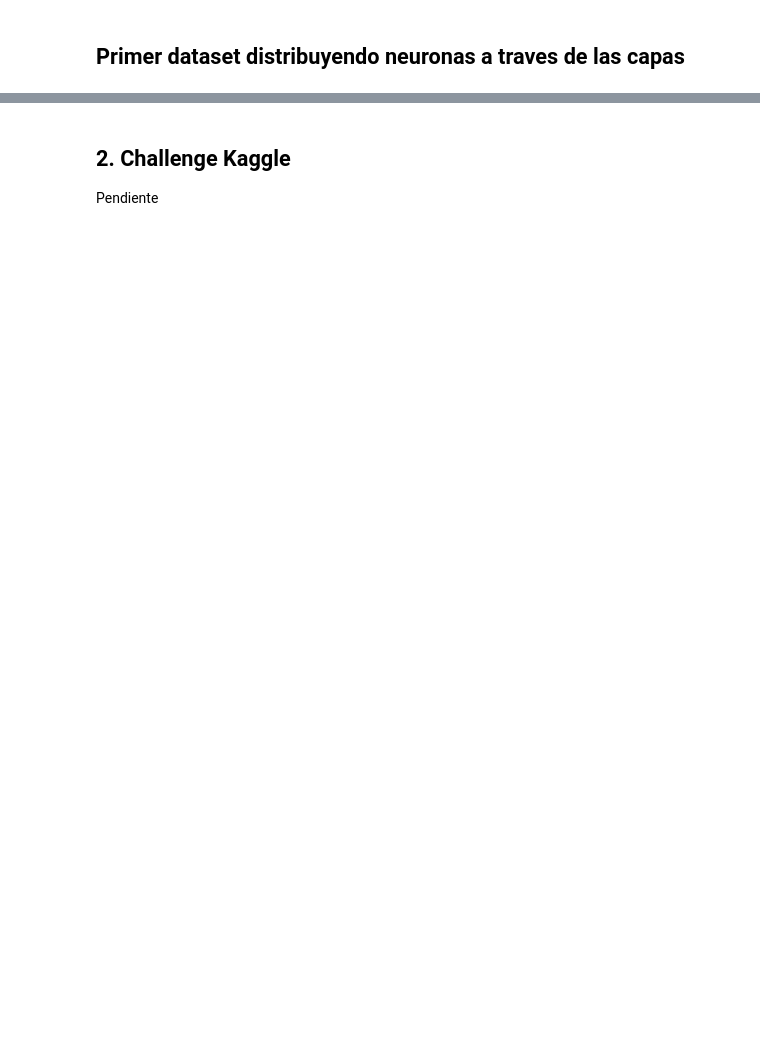
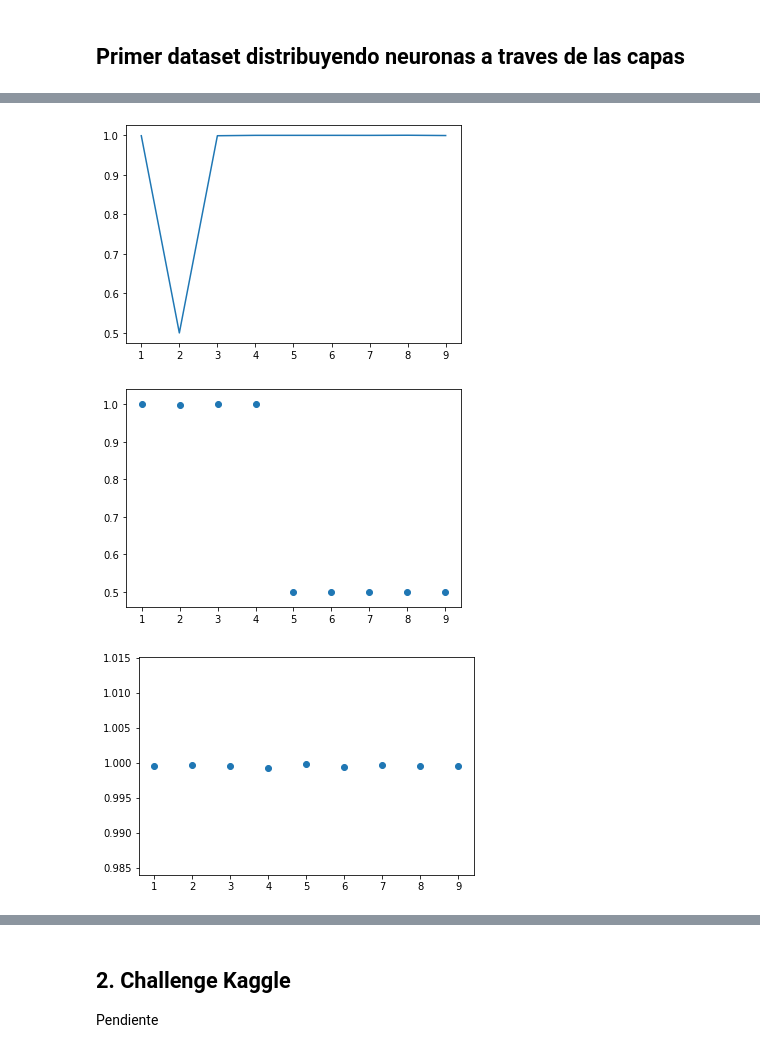
Before and after one commit to jpcastillog/Taller1-ANN, a Jupyter notebook: Taller1.ipynb, the cells around one changed output, grey strips where cells are left out. Cells and saved outputs as stored; diff of their text form; code cells hidden in the pictures; blank space fills up the shorter version.

```diff
--- a/Taller1.ipynb
+++ b/Taller1.ipynb
@@ -562,0 +723,14 @@ plt.plot()
+# %%
+from sklearn import metrics
+
+X = data_for_model.iloc[:,data_for_model.columns != 'state']
+y = data_for_model.state
+# %%
+y_pred_list_1layer = []
+for i in range(1,10):
+    print(i)
+    y_predict, y_test = ANN_regresion_nlayer(X, y, X.shape[1], layers=1, neurons=i , activation='relu', epochs=10, batch_size=100, verbose=1)
+    score = metrics.roc_auc_score(y_test, y_predict)
+
+    print(f'score: {score*100}%')
+    y_pred_list_1layer.append(score)
@@ -562,0 +755,9 @@ plt.plot()
+# %%
+y_pred_list_nNeuron = []
+for i in range(1,10):
+    print(i)
+    y_predict, y_test = ANN_regresion_nN(X, y, X.shape[1], layers=i, neurons=10 , activation='relu', epochs=10, batch_size=100, verbose=1)
+    score = metrics.roc_auc_score(y_test, y_predict)
+
+    print(f'score: {score*100}%')
+    y_pred_list_nNeuron.append(score)
@@ -562,0 +782,9 @@ plt.plot()
+# %%
+y_pred_list_nlayer = []
+for i in range(1,10):
+    print(i)
+    y_predict, y_test = ANN_regresion_nlayer(X, y, X.shape[1], layers=i, neurons=10 , activation='relu', epochs=10, batch_size=100, verbose=1)
+    score = metrics.roc_auc_score(y_test, y_predict)
+
+    print(f'score: {score*100}%')
+    y_pred_list_nlayer.append(score)
@@ -562,0 +809,16 @@ plt.plot()
+# %%
+
+# Plot functions y_pred_list_1layer
+plt.plot(range(1,10), y_pred_list_1layer, label=r"$y=1-x$")
+plt.show()
+# Plot functions y_pred_list_nNeuron
+plt.scatter(range(1,10), y_pred_list_nNeuron)
+plt.show()
+# Plot functions
+plt.scatter(range(1,10), y_pred_list_nlayer)
+plt.show()
+# print(f'Mean Squared Error{mean_squared_error(y_d, y_d_hat)}')
+# %% [output]
+[figure, added]
+[figure, added]
+[figure, added]
```
Also changed, not shown: parts of 48 cells of this notebook.
